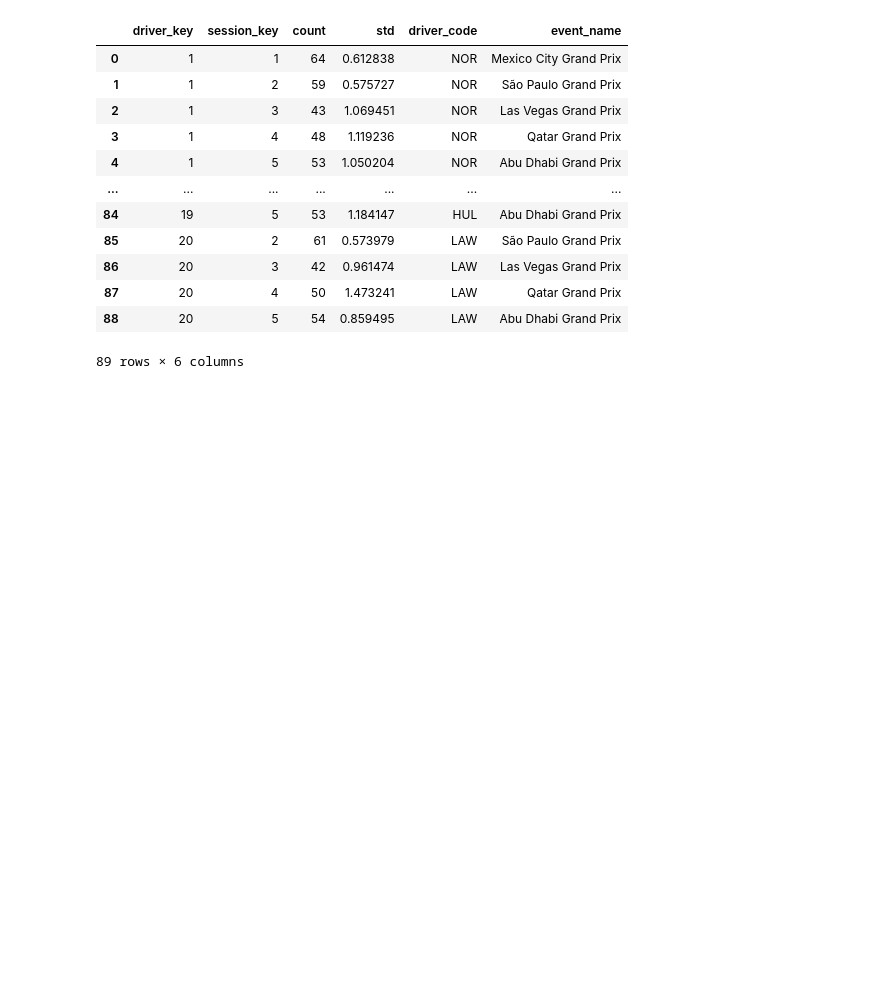
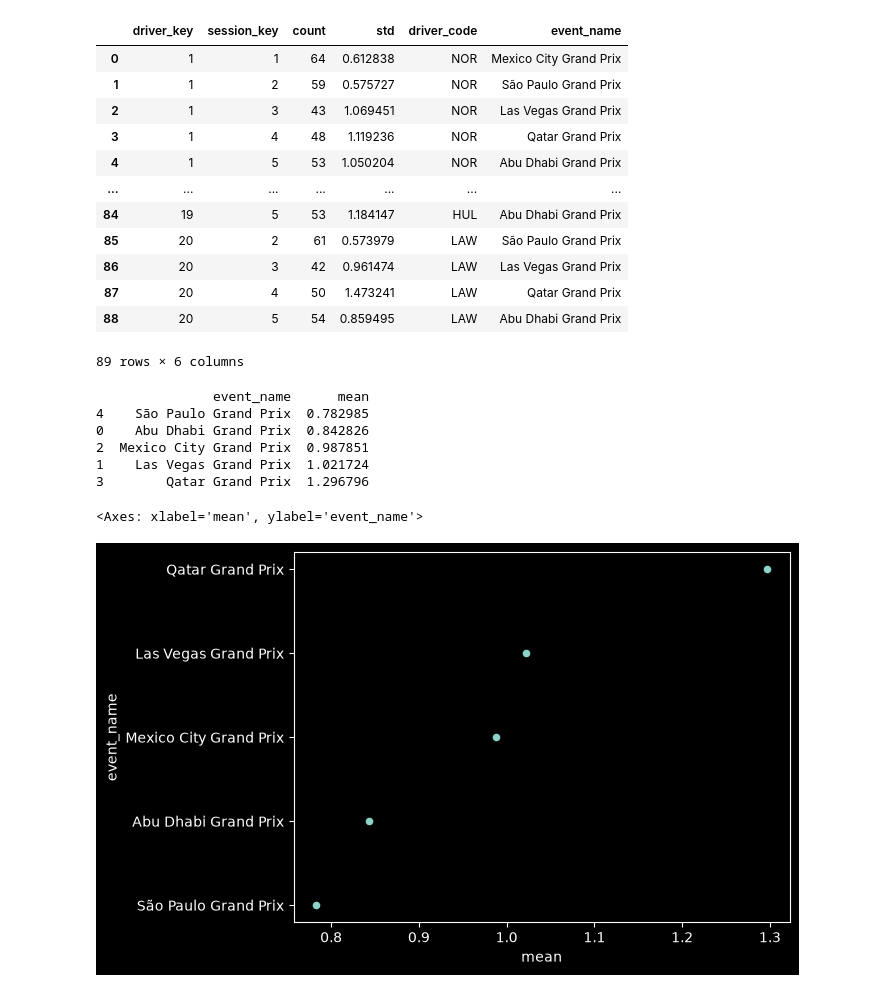
Before and after one commit to Albuqr/f1-lakehouse, a Jupyter notebook: analysis.ipynb, the cells around one changed output. Saved outputs shown, nothing was run; the diff lists cells and outputs as text; code cells hidden in the pictures; blank space fills up the shorter version.

```diff
--- a/analysis.ipynb
+++ b/analysis.ipynb
@@ -115,3 +115,16 @@ stats
 | 87 | 20 | 4 | 50 | 1.473241 | LAW | Qatar Grand Prix |
 | 88 | 20 | 5 | 54 | 0.859495 | LAW | Abu Dhabi Grand Prix |
 89 rows × 6 columns
+# %%
+statscheck = stats.groupby(["event_name"])["std"].agg(["mean"]).reset_index().sort_values("mean")
+print(statscheck)
+statscheck.plot.scatter(x="mean", y="event_name")
+# %% [output]
+               event_name      mean
+4    São Paulo Grand Prix  0.782985
+0    Abu Dhabi Grand Prix  0.842826
+2  Mexico City Grand Prix  0.987851
+1    Las Vegas Grand Prix  1.021724
+3        Qatar Grand Prix  1.296796
+<Axes: xlabel='mean', ylabel='event_name'>
+[figure, added]
```
Also changed, not shown: parts of 5 cells of this notebook, 1 other file.
